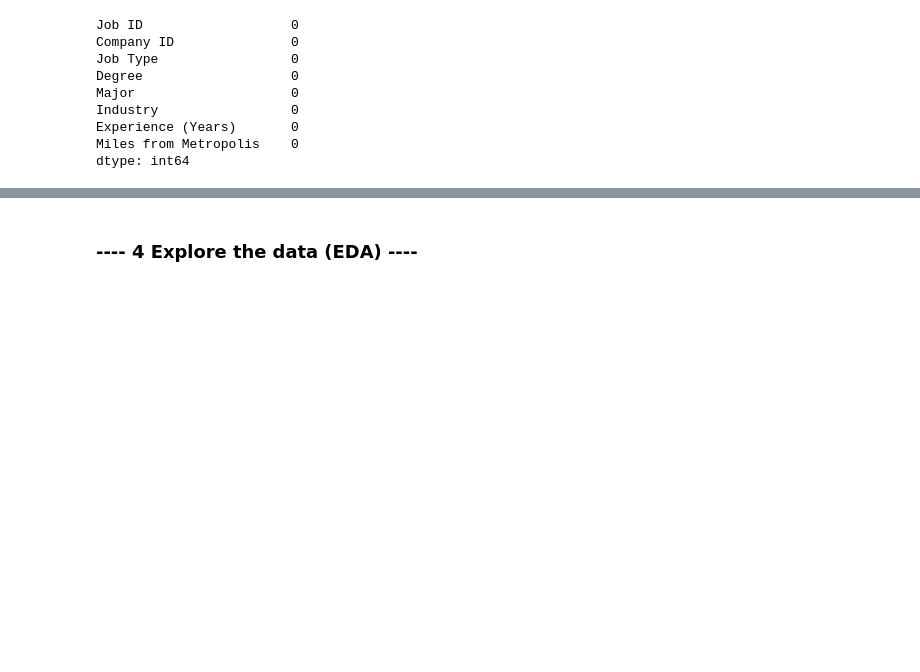
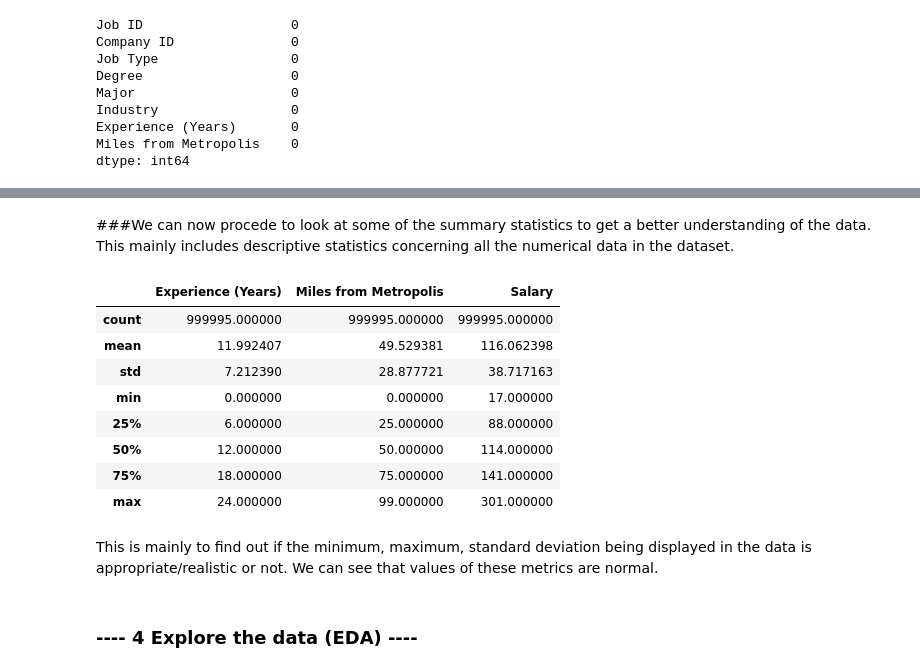
Before and after one commit to MrYoupiter/Salary_Prediction_Portfolio, a Jupyter notebook: SalaryPredictionProject.ipynb, the cells around one changed output, grey strips where cells are left out. Saved outputs shown, nothing was run; the diff lists cells and outputs as text; code cells hidden in the pictures; blank space fills up the shorter version.

```diff
--- a/SalaryPredictionProject.ipynb
+++ b/SalaryPredictionProject.ipynb
@@ -153,0 +204,4 @@ dtype: int64
+# %%
+#Removing rows with Salary value 0
+
+train_merged = train_merged[train_merged.Salary!= 0]
@@ -154,3 +249,21 @@ dtype: int64
+# %% [markdown]
+###We can now procede to look at some of the summary statistics to get a better understanding of the data. This mainly includes descriptive statistics concerning all the numerical data in the dataset.
+# %%
+#Summary Statistics
+
+train_merged.describe()
+# %% [output]
+|  | Experience (Years) | Miles from Metropolis | Salary |
+| count | 999995.000000 | 999995.000000 | 999995.000000 |
+| mean | 11.992407 | 49.529381 | 116.062398 |
+| std | 7.212390 | 28.877721 | 38.717163 |
+| min | 0.000000 | 0.000000 | 17.000000 |
+| 25% | 6.000000 | 25.000000 | 88.000000 |
+| 50% | 12.000000 | 50.000000 | 114.000000 |
+| 75% | 18.000000 | 75.000000 | 141.000000 |
+| max | 24.000000 | 99.000000 | 301.000000 |
+# %% [markdown]
+This is mainly to find out if the minimum, maximum, standard deviation being displayed in the data is appropriate/realistic or not. We can see that values of these metrics are normal.
 # %%
 #look for duplicate data, invalid data (e.g. salaries <=0), or corrupt data and remove it
 # %% [markdown]
```
Also changed, not shown: parts of 16 cells of this notebook.
